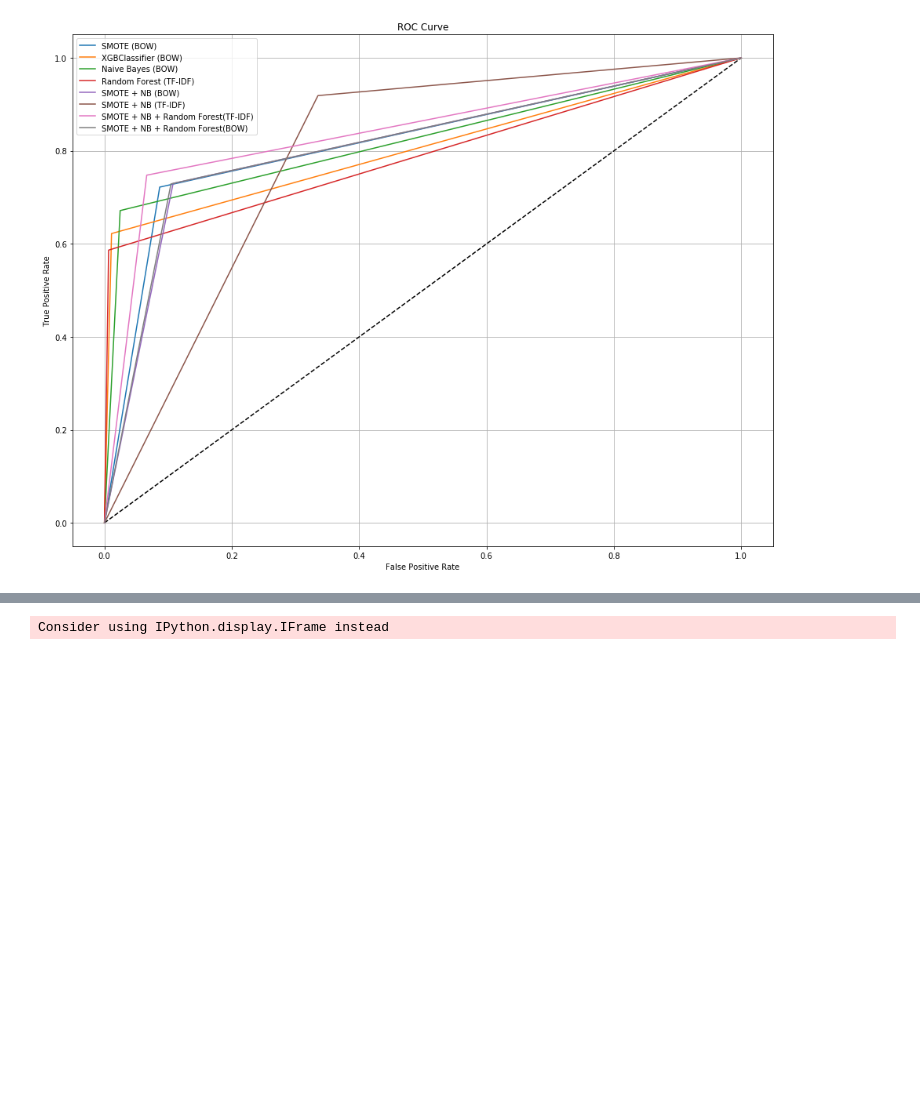
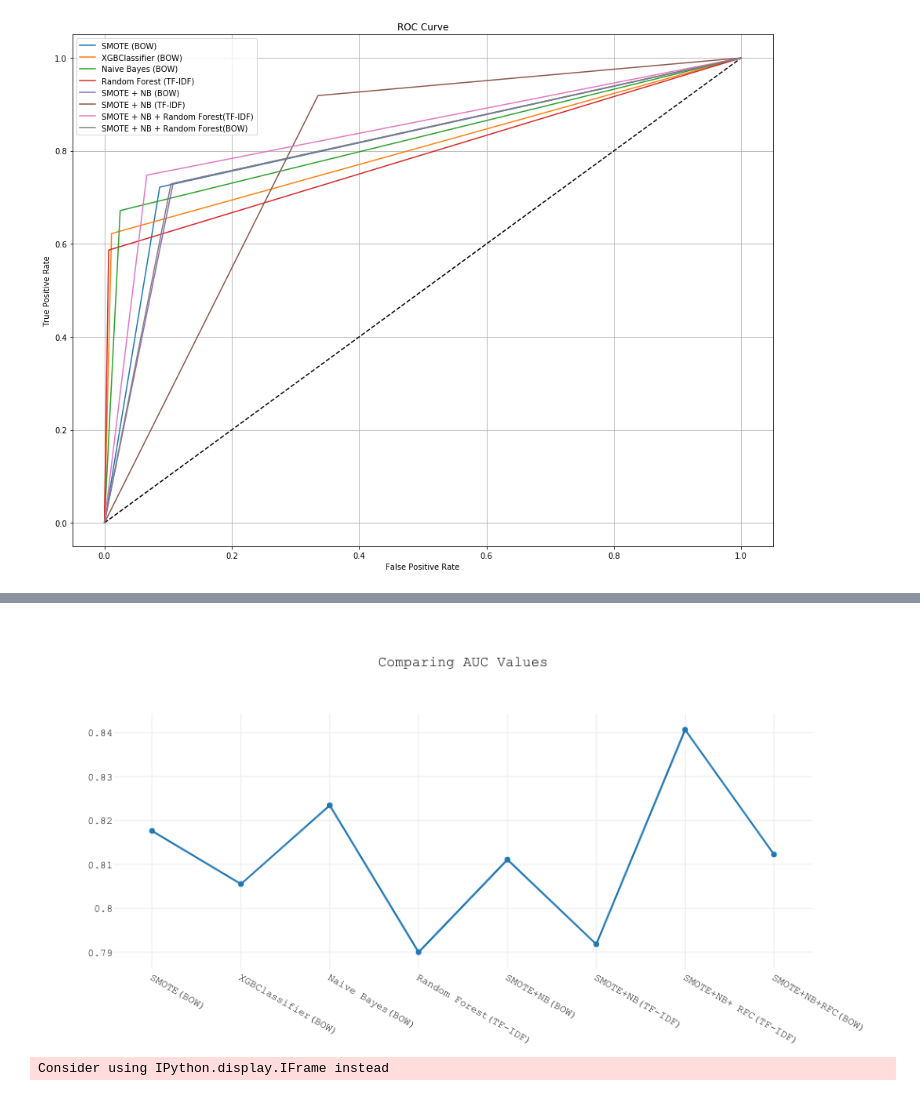
Before and after one commit to Mernegar/Toxic-Comment, a Jupyter notebook: Traditional Machine Learning/Traditional Machine Learning.ipynb, the cells around one changed output, grey strips where cells are left out. Drawn from its saved outputs; the diff is of its cells as text; code cells hidden in the pictures; blank space fills up the shorter version.

```diff
--- a/Traditional Machine Learning/Traditional Machine Learning.ipynb
+++ b/Traditional Machine Learning/Traditional Machine Learning.ipynb
@@ -874,6 +874,11 @@ py.iplot(fig , filename='basic-bar')
 # %% [output]
 Consider using IPython.display.IFrame instead
 [interactive output not drawn]
+# %%
+from IPython.display import Image
+Image(filename="AUC.png")
+# %% [output]
+[figure, added]
 # %%
 lr_recall = metrics.recall_score(y_test, smote_predict)
 xgb_recall = metrics.recall_score(y_test, xgb_bow_prediction)
```
Also changed, not shown: parts of 3 cells of this notebook.
